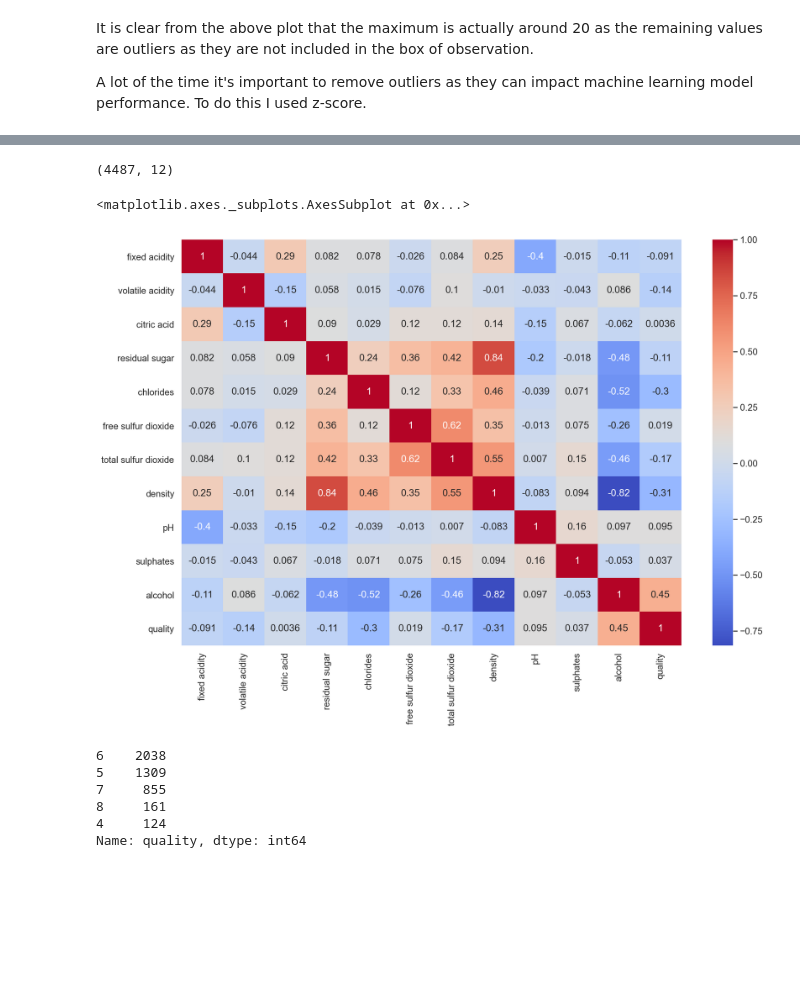
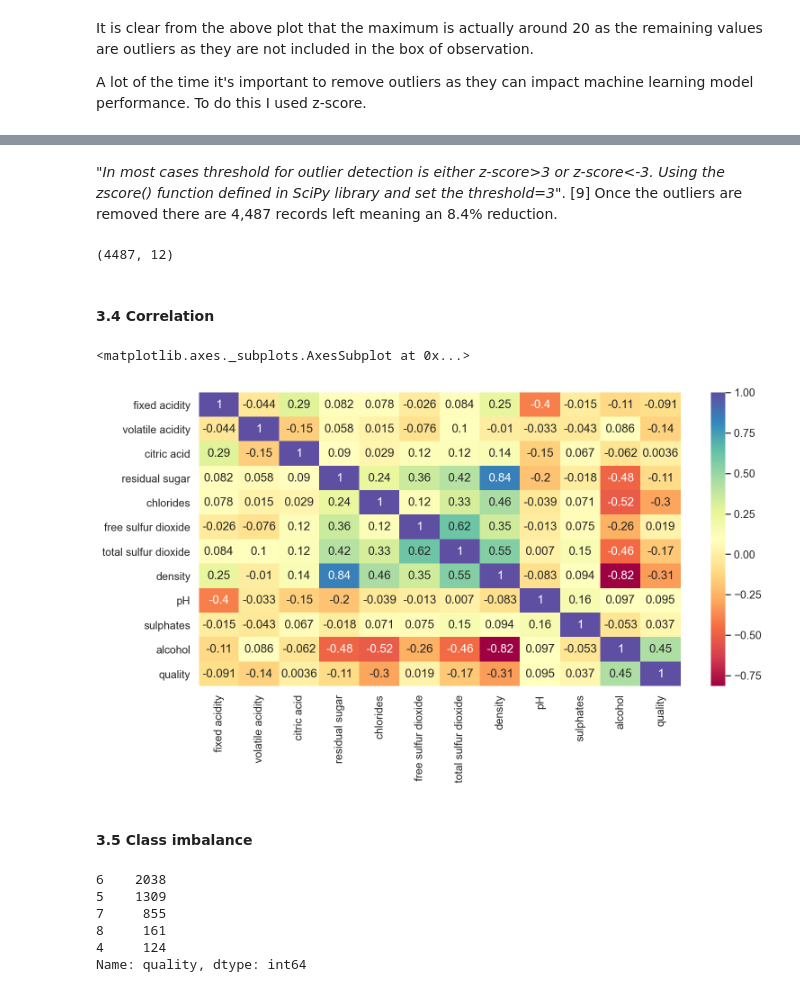
Before and after one commit to Munster2020/HDIP_CSDA_COMP08055, a Jupyter notebook: scikit-learn.ipynb, the cells around one changed output, grey strips where cells are left out. Saved outputs shown, nothing was run; the diff lists cells and outputs as text; code cells hidden in the pictures; blank space fills up the shorter version.

Commit message:
Cleanup of wine quality random forest code in scikit-learn.ipynb

```diff
--- a/scikit-learn.ipynb
+++ b/scikit-learn.ipynb
@@ -95,4 +93,4 @@ Now let's load the data from winequality-white.csv file using the pandas.read_cs
 # %%
-dfwine = pd.read_csv('winequality-white.csv.csv', delimiter=';')
+df_wine = pd.read_csv('winequality-white.csv.csv', delimiter=';')
 # %% [markdown]
 Now lets take a quick look at the data types and if there are any null records in the dataset using the pandas.DataFrame.info function
@@ -182,15 +192,21 @@ Once the outliers were removed there are 4,487 records left meaning an 8.4% redu
+# %% [markdown]
+"*In most cases threshold for outlier detection is either z-score>3 or z-score<-3. Using the zscore() function defined in SciPy library and set the threshold=3*". [9] Once the outliers are removed there are 4,487 records left meaning an 8.4% reduction.
 # %%
-z=np.abs(stats.zscore(dfwine))
-dfwine=dfwine[(z<3).all(axis=1)]
-dfwine.shape
+z=np.abs(stats.zscore(df_wine))
+df_wine=df_wine[(z<3).all(axis=1)]
+df_wine.shape
 # %% [output]
 (4487, 12)
+# %% [markdown]
+#### 3.4 Correlation
 # %%
-plt.subplots(figsize=(15,10))
-sns.heatmap(dfwine.corr(), annot=True, cmap='coolwarm')
+plt.subplots(figsize=(12,6))
+sns.heatmap(df_wine.corr(), annot=True, cmap='Spectral')
 # %% [output]
 <matplotlib.axes._subplots.AxesSubplot at 0x...>
-[figure, old version]
+[figure, new version]
+# %% [markdown]
+#### 3.5 Class imbalance
 # %%
 dfwine['quality'].value_counts()
 # %% [output]
```
Also changed, not shown: parts of 56 cells of this notebook.
